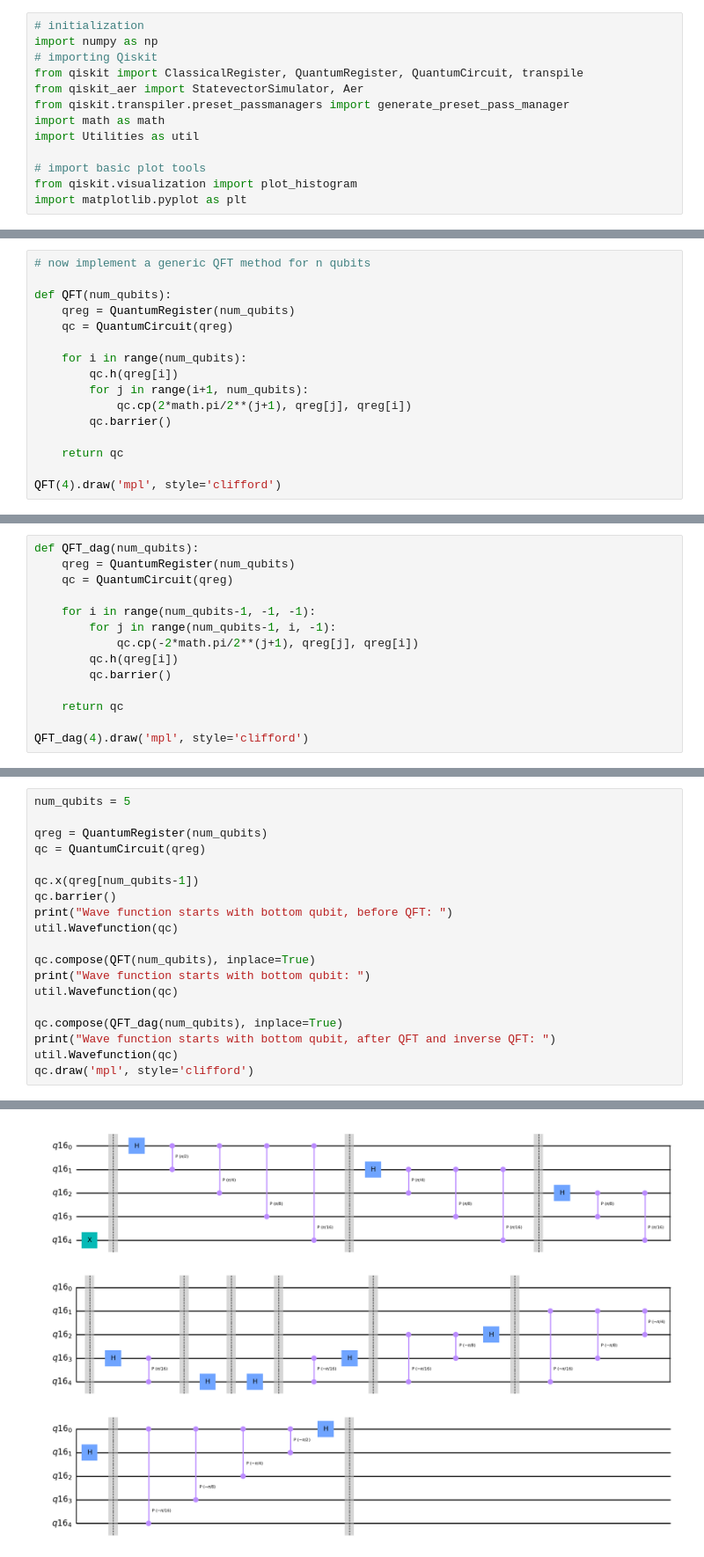
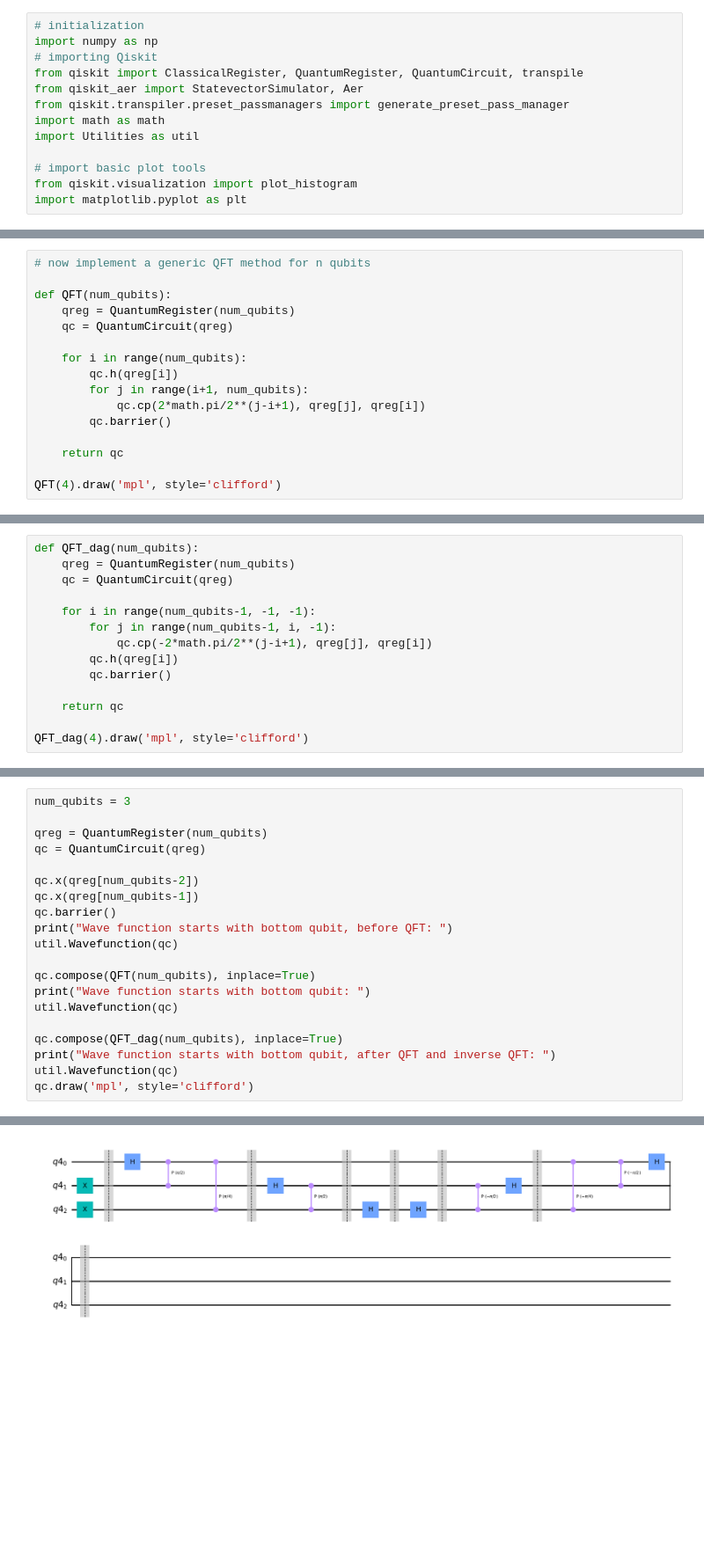
Before and after one commit to imelenwe/qi-qiskit, a Jupyter notebook: QFT.ipynb, the cells around one changed output, grey strips where cells are left out. Shown at 88% size. Drawn from its saved outputs; the diff is of its cells as text; blank space fills up the shorter version.

```diff
--- a/QFT.ipynb
+++ b/QFT.ipynb
@@ -52,7 +52,7 @@ def QFT(num_qubits):
     for i in range(num_qubits):
         qc.h(qreg[i])
         for j in range(i+1, num_qubits):
-            qc.cp(2*math.pi/2**(j+1), qreg[j], qreg[i])
+            qc.cp(2*math.pi/2**(j-i+1), qreg[j], qreg[i])
         qc.barrier()
 
     return qc
@@ -67,7 +67,7 @@ def QFT_dag(num_qubits):
 
     for i in range(num_qubits-1, -1, -1):
         for j in range(num_qubits-1, i, -1):
-            qc.cp(-2*math.pi/2**(j+1), qreg[j], qreg[i])
+            qc.cp(-2*math.pi/2**(j-i+1), qreg[j], qreg[i])
         qc.h(qreg[i])
         qc.barrier()
 
@@ -79,9 +79,10 @@ QFT_dag(4).draw('mpl', style='clifford')
 # %%
-num_qubits = 5
+num_qubits = 3
 
 qreg = QuantumRegister(num_qubits)
 qc = QuantumCircuit(qreg)
 
+qc.x(qreg[num_qubits-2])
 qc.x(qreg[num_qubits-1])
 qc.barrier()
 print("Wave function starts with bottom qubit, before QFT: ")
@@ -105 +106 @@ Wave function starts with bottom qubit, after QFT and inverse QFT:
-[figure, old version]
+[figure, new version]
```
Also changed, not shown: parts of 4 cells of this notebook, 2 other files.
